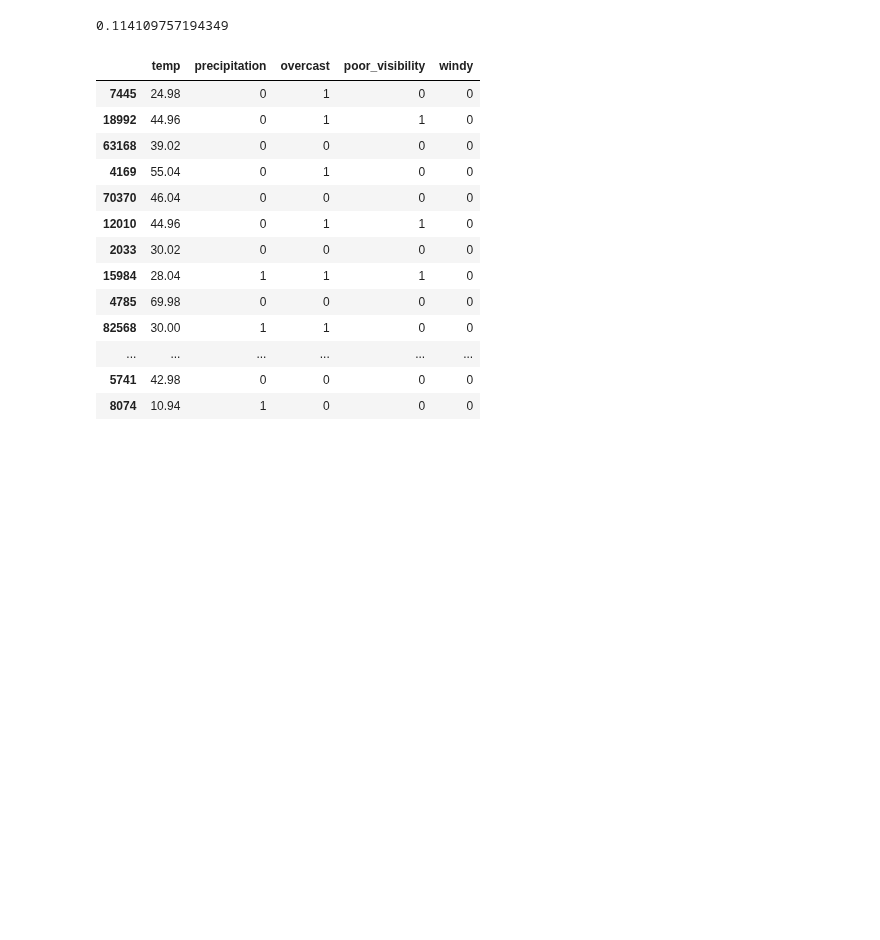
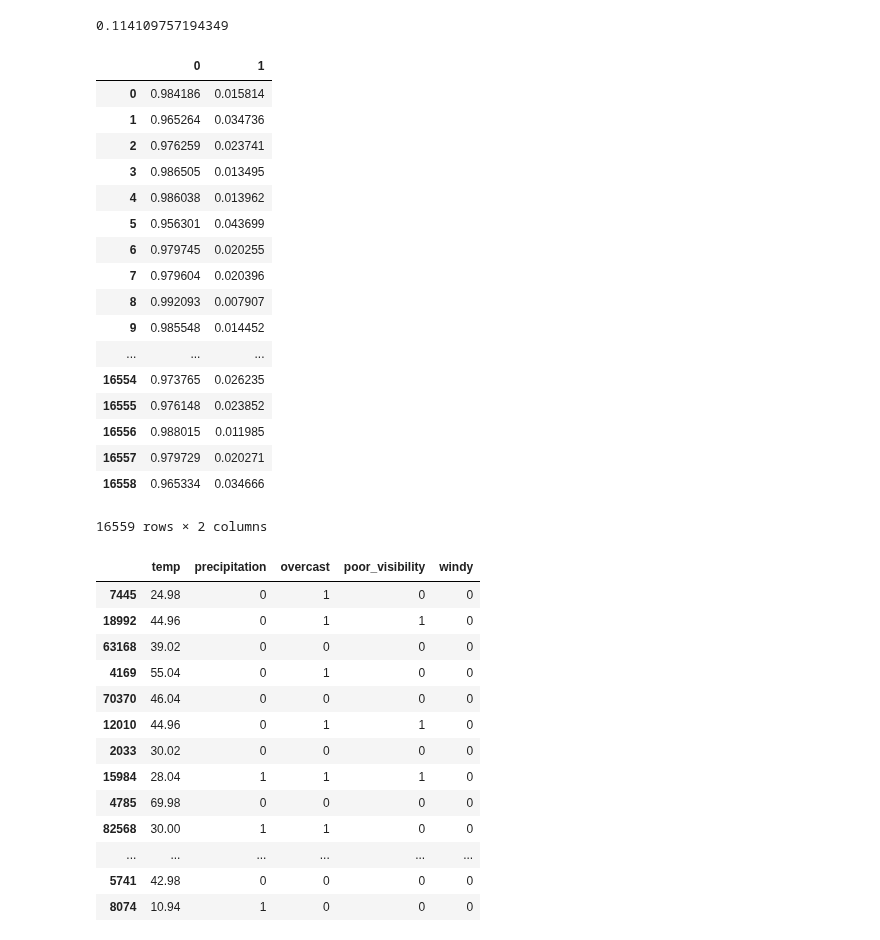
Before and after one commit to leannebaldwin/Pass_Closure, a Jupyter notebook: data_exploration/model_exploration.ipynb, the cells around one changed output. Drawn from its saved outputs; the diff is of its cells as text; code cells hidden in the pictures; blank space fills up the shorter version.

Commit message:
Add probs conversions to pandas dataframe

```diff
--- a/data_exploration/model_exploration.ipynb
+++ b/data_exploration/model_exploration.ipynb
@@ -325,6 +325,29 @@ model_log_loss = log_loss(y_test, probs)
 model_log_loss
 # %% [output]
 0.114109757194349
+# %%
+probs_df = pd.DataFrame(probs)
+# %%
+probs_df
+# %% [output]
+|  | 0 | 1 |
+| 0 | 0.984186 | 0.015814 |
+| 1 | 0.965264 | 0.034736 |
+| 2 | 0.976259 | 0.023741 |
+| 3 | 0.986505 | 0.013495 |
+| 4 | 0.986038 | 0.013962 |
+| 5 | 0.956301 | 0.043699 |
+| 6 | 0.979745 | 0.020255 |
+| 7 | 0.979604 | 0.020396 |
+| 8 | 0.992093 | 0.007907 |
+| 9 | 0.985548 | 0.014452 |
+| ... | ... | ... |
+| 16554 | 0.973765 | 0.026235 |
+| 16555 | 0.976148 | 0.023852 |
+| 16556 | 0.988015 | 0.011985 |
+| 16557 | 0.979729 | 0.020271 |
+| 16558 | 0.965334 | 0.034666 |
+16559 rows × 2 columns
 # %%
 X_train
 # %% [output]
```
Also changed, not shown: parts of 1 cell of this notebook.
